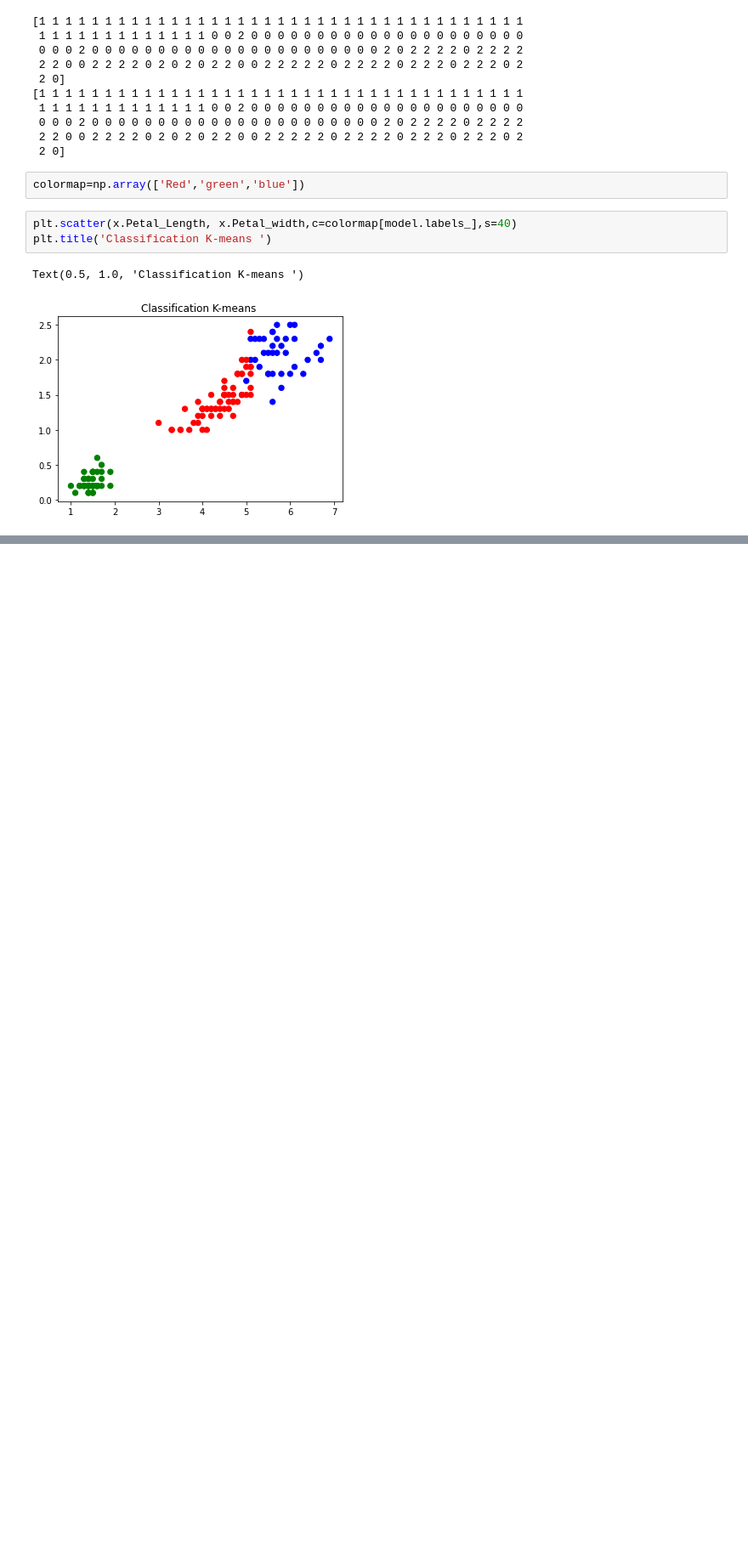
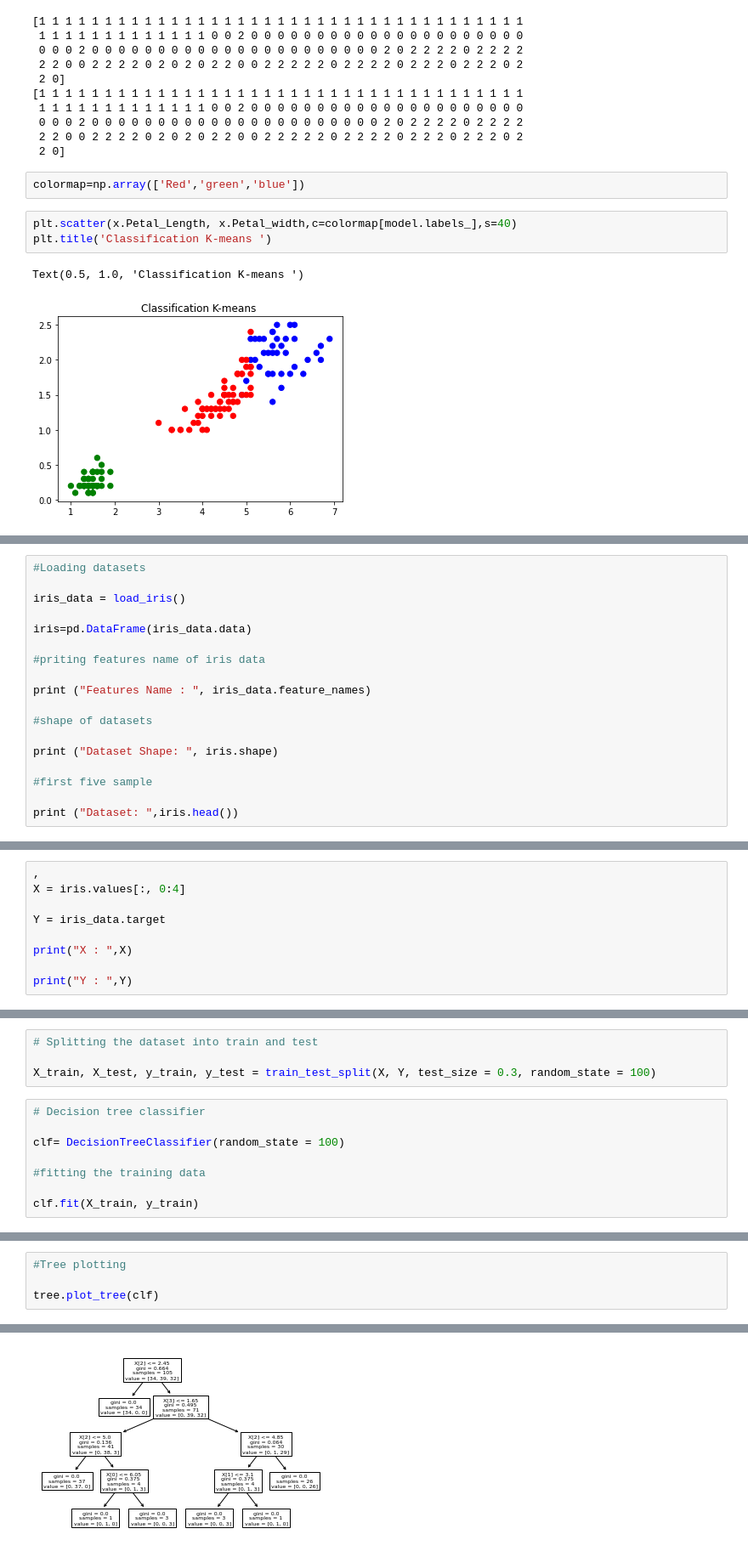
Before and after one commit to IntanAmelia/datamining, a Jupyter notebook: _sources/Tugas.ipynb, the cells around one changed output, grey strips where cells are left out. Shown at 85% size. Cells and saved outputs as stored; diff of their text form; blank space fills up the shorter version.

```diff
--- a/_sources/Tugas.ipynb
+++ b/_sources/Tugas.ipynb
@@ -493,0 +520,18 @@ Text(0.5, 1.0, 'Classification K-means ')
+# %%
+#Loading datasets
+
+iris_data = load_iris()
+
+iris=pd.DataFrame(iris_data.data)
+
+#priting features name of iris data
+
+print ("Features Name : ", iris_data.feature_names)
+
+#shape of datasets
+
+print ("Dataset Shape: ", iris.shape)
+
+#first five sample
+
+print ("Dataset: ",iris.head())
@@ -493,0 +547,9 @@ Text(0.5, 1.0, 'Classification K-means ')
+# %%
+,
+X = iris.values[:, 0:4]
+
+Y = iris_data.target
+
+print("X : ",X)
+
+print("Y : ",Y)
@@ -493,0 +574,12 @@ Text(0.5, 1.0, 'Classification K-means ')
+# %%
+# Splitting the dataset into train and test
+
+X_train, X_test, y_train, y_test = train_test_split(X, Y, test_size = 0.3, random_state = 100)
+# %%
+# Decision tree classifier
+
+clf= DecisionTreeClassifier(random_state = 100)
+
+#fitting the training data
+
+clf.fit(X_train, y_train)
@@ -493,0 +606,5 @@ Text(0.5, 1.0, 'Classification K-means ')
+# %%
+#Tree plotting
+
+tree.plot_tree(clf)
+# %% [output]
@@ -493,0 +624 @@ Text(0.5, 1.0, 'Classification K-means ')
+[figure, added]
```
Also changed, not shown: parts of 9 cells of this notebook, 3 other files.
